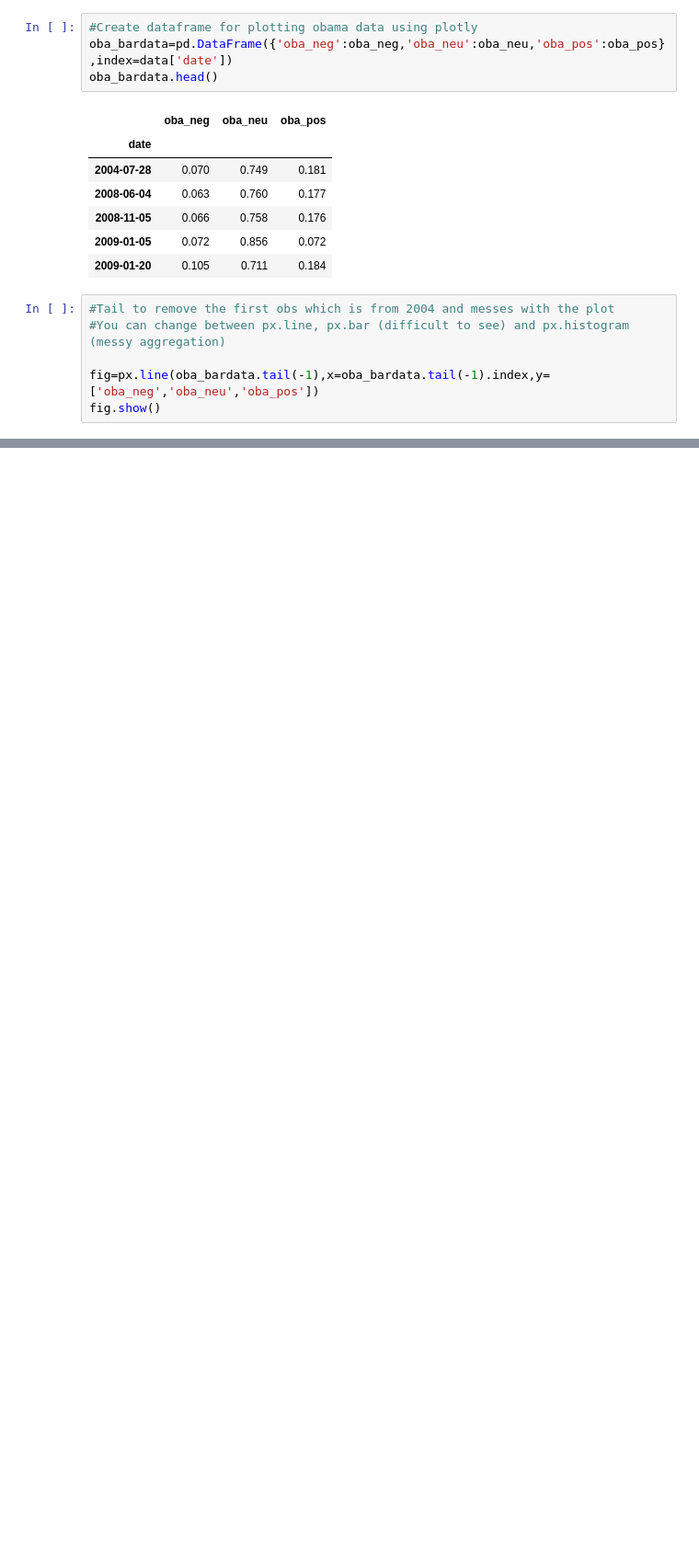
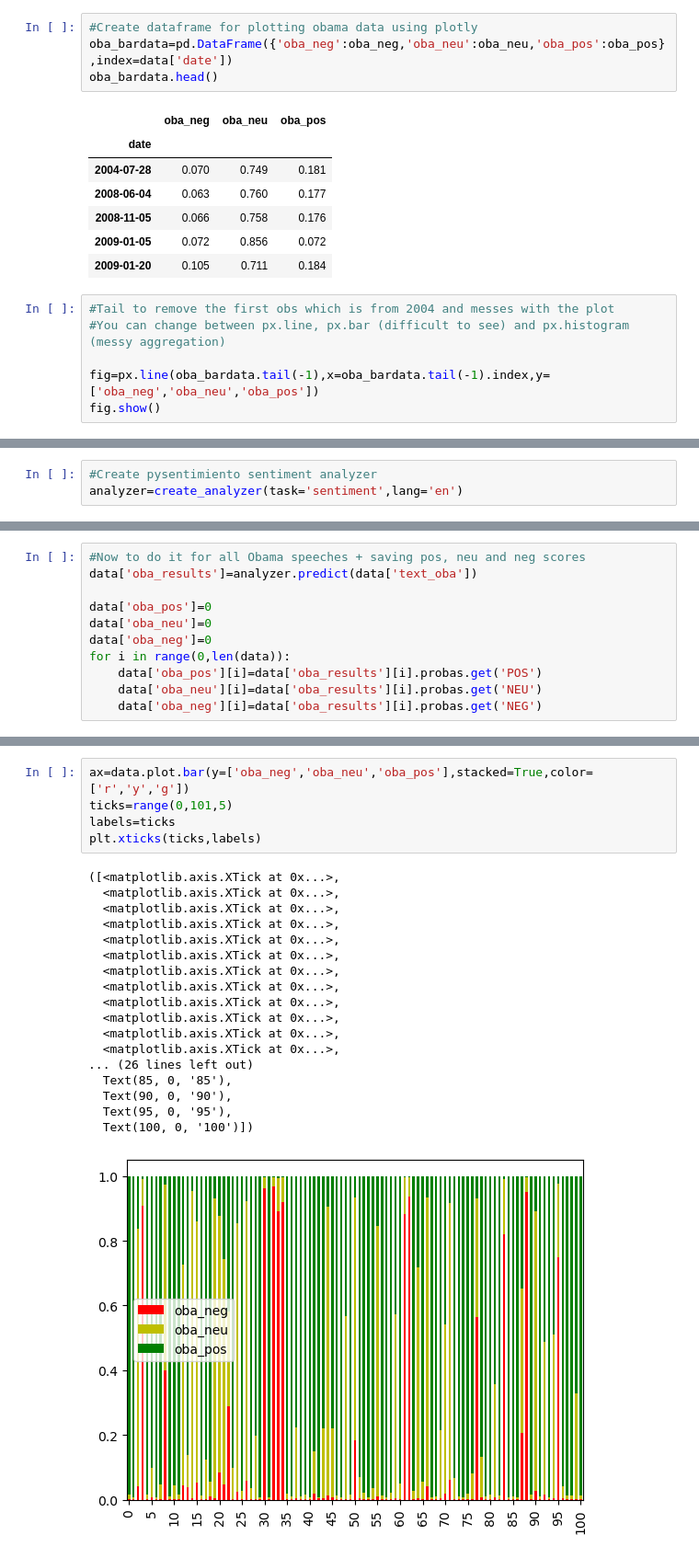
Before and after one commit to pday2/ObamaNLP, a Jupyter notebook: PosNegSentiment.ipynb, the cells around one changed output, grey strips where cells are left out. Shown at 92% size. Cells and saved outputs as stored; diff of their text form; blank space fills up the shorter version.

```diff
--- a/PosNegSentiment.ipynb
+++ b/PosNegSentiment.ipynb
@@ -105,0 +139,3 @@ data = pd.read_csv('nonEmotiondata.csv')
+# %%
+#Create pysentimiento sentiment analyzer
+analyzer=create_analyzer(task='sentiment',lang='en')
@@ -105,0 +168,11 @@ data = pd.read_csv('nonEmotiondata.csv')
+# %%
+#Now to do it for all Obama speeches + saving pos, neu and neg scores
+data['oba_results']=analyzer.predict(data['text_oba'])
+
+data['oba_pos']=0
+data['oba_neu']=0
+data['oba_neg']=0
+for i in range(0,len(data)):
+    data['oba_pos'][i]=data['oba_results'][i].probas.get('POS')
+    data['oba_neu'][i]=data['oba_results'][i].probas.get('NEU')
+    data['oba_neg'][i]=data['oba_results'][i].probas.get('NEG')
@@ -105,0 +197,24 @@ data = pd.read_csv('nonEmotiondata.csv')
+# %%
+ax=data.plot.bar(y=['oba_neg','oba_neu','oba_pos'],stacked=True,color=['r','y','g'])
+ticks=range(0,101,5)
+labels=ticks
+plt.xticks(ticks,labels)
+# %% [output]
+([<matplotlib.axis.XTick at 0x...>,
+  <matplotlib.axis.XTick at 0x...>,
+  <matplotlib.axis.XTick at 0x...>,
+  <matplotlib.axis.XTick at 0x...>,
+  <matplotlib.axis.XTick at 0x...>,
+  <matplotlib.axis.XTick at 0x...>,
+  <matplotlib.axis.XTick at 0x...>,
+  <matplotlib.axis.XTick at 0x...>,
+  <matplotlib.axis.XTick at 0x...>,
+  <matplotlib.axis.XTick at 0x...>,
+  <matplotlib.axis.XTick at 0x...>,
+  <matplotlib.axis.XTick at 0x...>,
+... (26 lines left out)
+  Text(85, 0, '85'),
+  Text(90, 0, '90'),
+  Text(95, 0, '95'),
+  Text(100, 0, '100')])
+[figure, added]
```
Also changed, not shown: parts of 16 cells of this notebook.
